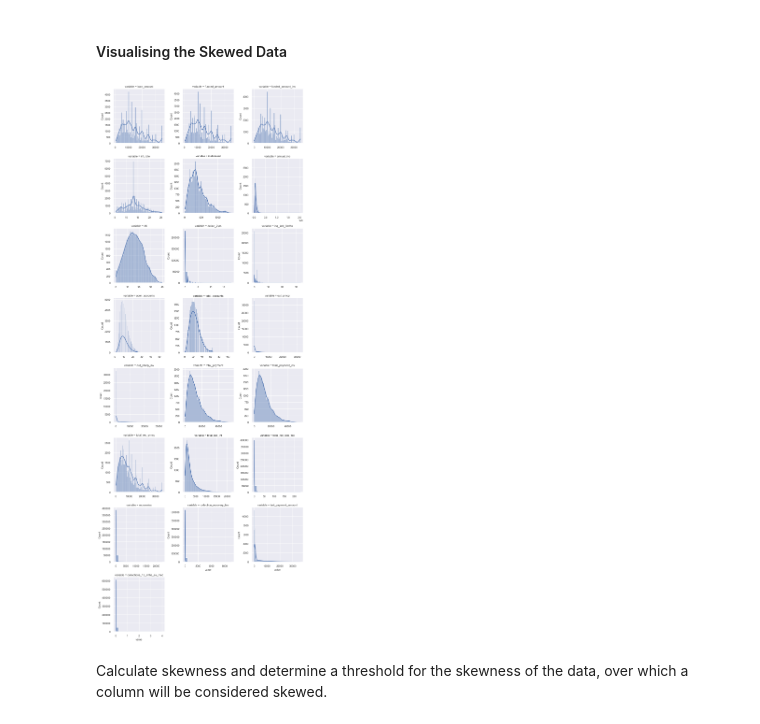
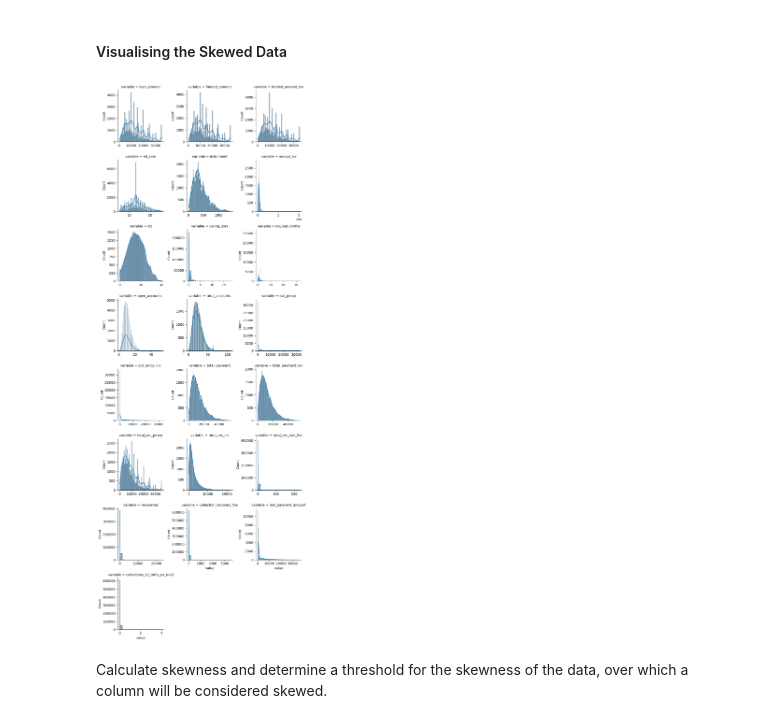
Before and after one commit to noemi-munt/exploratory-data-analysis---customer-loans-in-finance125, a Jupyter notebook: EDA.ipynb, the cells around one changed output. Cells and saved outputs as stored; diff of their text form; code cells hidden in the pictures.

```diff
--- a/EDA.ipynb
+++ b/EDA.ipynb
@@ -392,24 +376,21 @@ Skewed data can lead to biased models and inaccurate results, so it's important
 # %%
 
 # Select numeric columns to be analysed for skewness
 numeric_cols = ['loan_amount', 'funded_amount', 'funded_amount_inv',
        'int_rate', 'instalment', 'annual_inc', 'dti', 'delinq_2yrs',
        'inq_last_6mths', 'open_accounts', 'total_accounts', 'out_prncp',
        'out_prncp_inv', 'total_payment', 'total_payment_inv',
        'total_rec_prncp', 'total_rec_int', 'total_rec_late_fee', 'recoveries',
        'collection_recovery_fee','last_payment_amount',
        'collections_12_mths_ex_med']
 
 # Columns not to be analysed for skewness
 non_skew_features = [col for col in df_transform.df.columns if col not in numeric_cols]
 
 #facetgrid plot
-sns.set_theme(font_scale=0.7)
-f = pd.melt(df_transform.df, value_vars=numeric_cols)
-g = sns.FacetGrid(f, col="variable",  col_wrap=3, sharex=False, sharey=False)
-g = g.map(sns.histplot, "value", kde=True)
+data_vis.facetgrid(numeric_cols, "hist")
 # %% [output]
-[figure, old version]
+[figure, new version]
 # %% [markdown]
 Calculate skewness and determine a threshold for the skewness of the data, over which a column will be considered skewed.
 # %%
```
Also changed, not shown: parts of 10 cells of this notebook, 2 other files.
